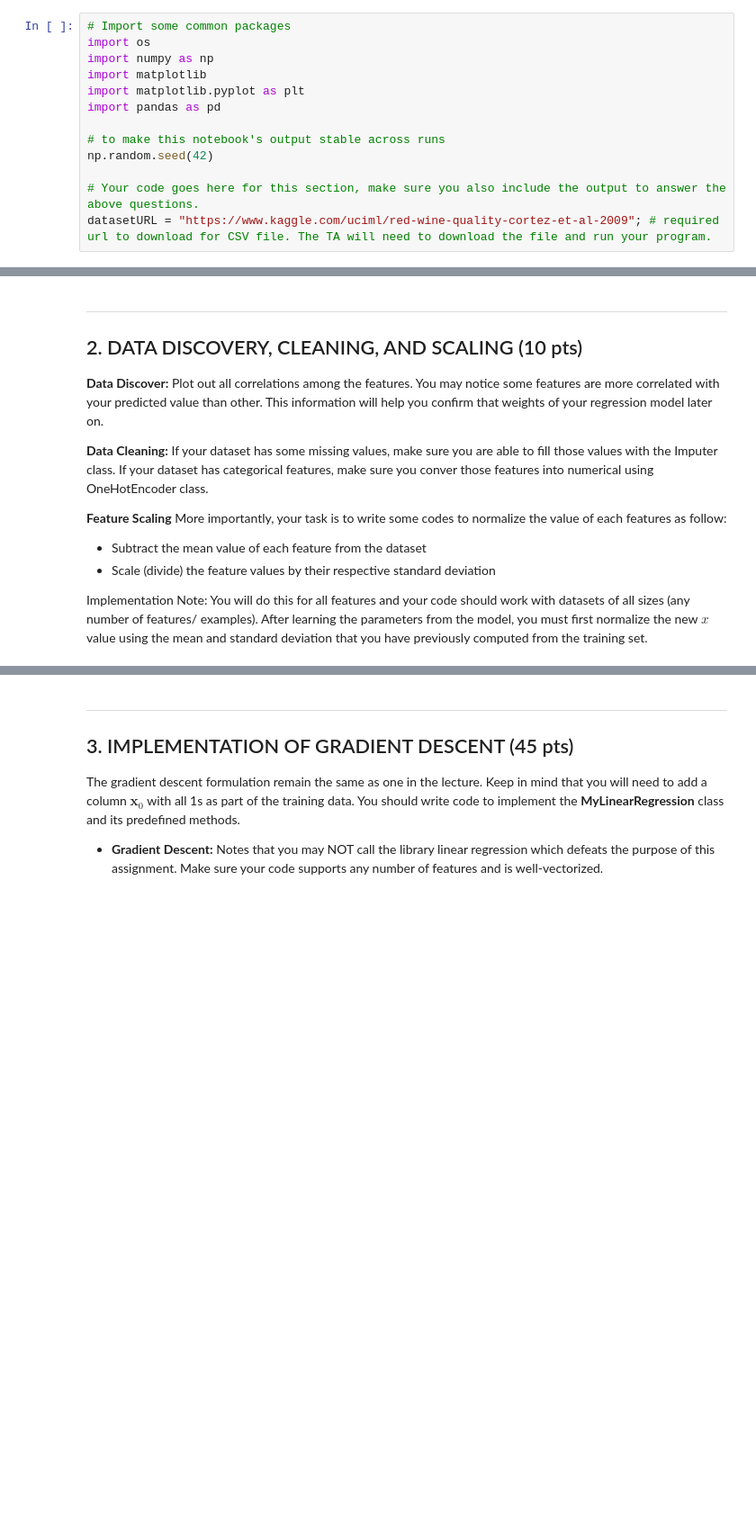
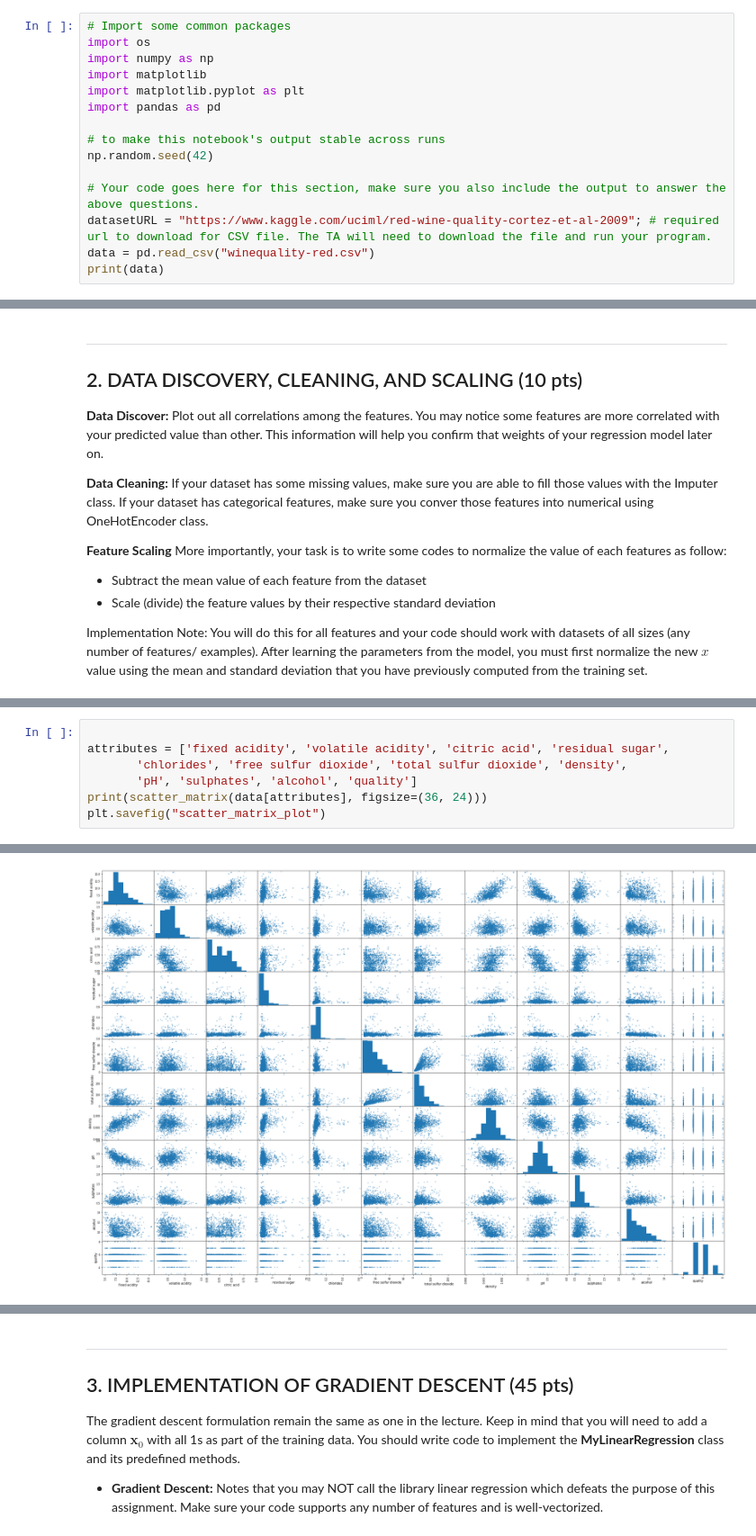
Before and after one commit to jfullerton44/MachineLearning, a Jupyter notebook: Assignment 1/CS 4501 Assignment 1.ipynb, the cells around one changed output, grey strips where cells are left out. Shown at 90% size. Saved outputs shown, nothing was run; the diff lists cells and outputs as text; blank space fills up the shorter version.

```diff
--- a/Assignment 1/CS 4501 Assignment 1.ipynb
+++ b/Assignment 1/CS 4501 Assignment 1.ipynb
@@ -27,3 +27,5 @@ np.random.seed(42)
 
 # Your code goes here for this section, make sure you also include the output to answer the above questions.
 datasetURL = "https://www.kaggle.com/uciml/red-wine-quality-cortez-et-al-2009"; # required url to download for CSV file. The TA will need to download the file and run your program.
+data = pd.read_csv("winequality-red.csv")
+print(data)
@@ -58,0 +124,8 @@ y_test = [];
+# %%
+
+attributes = ['fixed acidity', 'volatile acidity', 'citric acid', 'residual sugar',
+       'chlorides', 'free sulfur dioxide', 'total sulfur dioxide', 'density',
+       'pH', 'sulphates', 'alcohol', 'quality']
+print(scatter_matrix(data[attributes], figsize=(36, 24)))
+plt.savefig("scatter_matrix_plot")
+# %% [output]
@@ -58,0 +149 @@ y_test = [];
+[figure, added]
```
Also changed, not shown: parts of 13 cells of this notebook, 2 other files.
